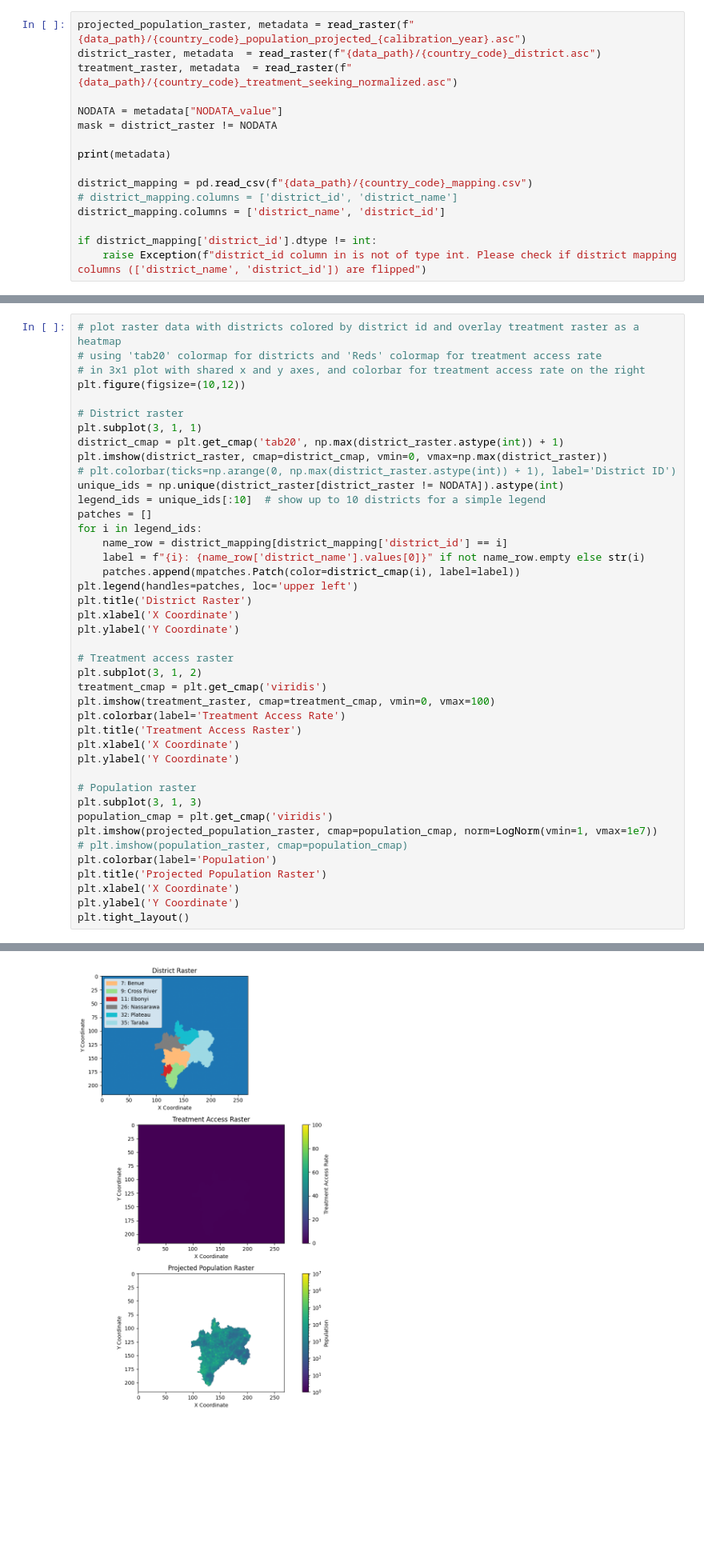
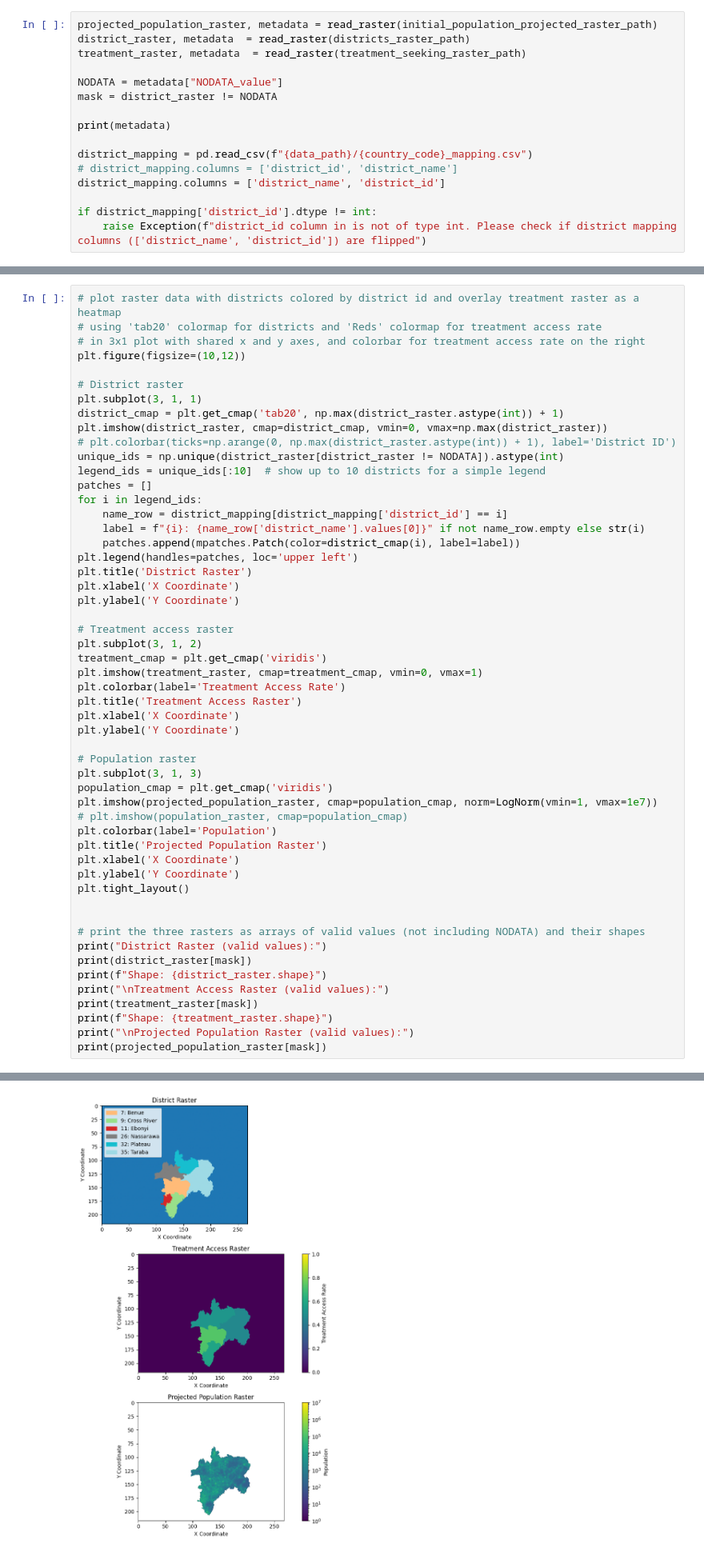
Before and after one commit to darayus-gorimaar/Calibration_Pipeline_v7_NG-SE, a Jupyter notebook: 1_0_prepare_simulation_jobs_population_bins_jenkspy.ipynb, the cells around one changed output, grey strips where cells are left out. Shown at 80% size. Cells and saved outputs as stored; diff of their text form; blank space fills up the shorter version.

Commit message:
initial beta calibration simulation done, beta fit still nees to be done

```diff
--- a/1_0_prepare_simulation_jobs_population_bins_jenkspy.ipynb
+++ b/1_0_prepare_simulation_jobs_population_bins_jenkspy.ipynb
@@ -31,9 +33,9 @@ Using 19 betas for calibration.
 # %% [markdown]
 ## Use jenkpy for population_bins
 # %%
-projected_population_raster, metadata = read_raster(f"{data_path}/{country_code}_population_projected_{calibration_year}.asc")
-district_raster, metadata  = read_raster(f"{data_path}/{country_code}_district.asc")
-treatment_raster, metadata  = read_raster(f"{data_path}/{country_code}_treatment_seeking_normalized.asc")
+projected_population_raster, metadata = read_raster(initial_population_projected_raster_path)
+district_raster, metadata  = read_raster(districts_raster_path)
+treatment_raster, metadata  = read_raster(treatment_seeking_raster_path)
 
 NODATA = metadata["NODATA_value"]
 mask = district_raster != NODATA
@@ -99,7 +101,7 @@ plt.ylabel('Y Coordinate')
 # Treatment access raster
 plt.subplot(3, 1, 2)
 treatment_cmap = plt.get_cmap('viridis')
-plt.imshow(treatment_raster, cmap=treatment_cmap, vmin=0, vmax=100)
+plt.imshow(treatment_raster, cmap=treatment_cmap, vmin=0, vmax=1)
 plt.colorbar(label='Treatment Access Rate')
 plt.title('Treatment Access Raster')
 plt.xlabel('X Coordinate')
@@ -115,4 +117,15 @@ plt.title('Projected Population Raster')
 plt.xlabel('X Coordinate')
 plt.ylabel('Y Coordinate')
 plt.tight_layout()
+
+
+# print the three rasters as arrays of valid values (not including NODATA) and their shapes
+print("District Raster (valid values):")
+print(district_raster[mask])
+print(f"Shape: {district_raster.shape}")
+print("\nTreatment Access Raster (valid values):")
+print(treatment_raster[mask])
+print(f"Shape: {treatment_raster.shape}")
+print("\nProjected Population Raster (valid values):")
+print(projected_population_raster[mask])
 # %% [output]
@@ -119,4 +142,4 @@ plt.tight_layout()
-[figure, old version]
+[figure, new version]
 # %%
 # Initialize mapping from health district to population and treatment values
 district_population_and_treatement_dict = defaultdict(lambda: {'population_bin': [], 'treatment': []})
```
Also changed, not shown: parts of 7 cells of this notebook, 15 other files.
